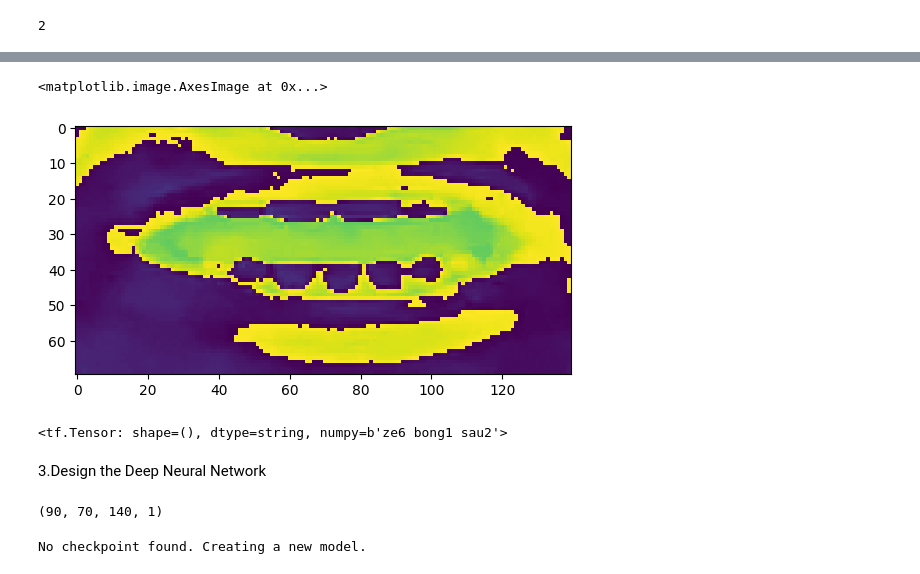
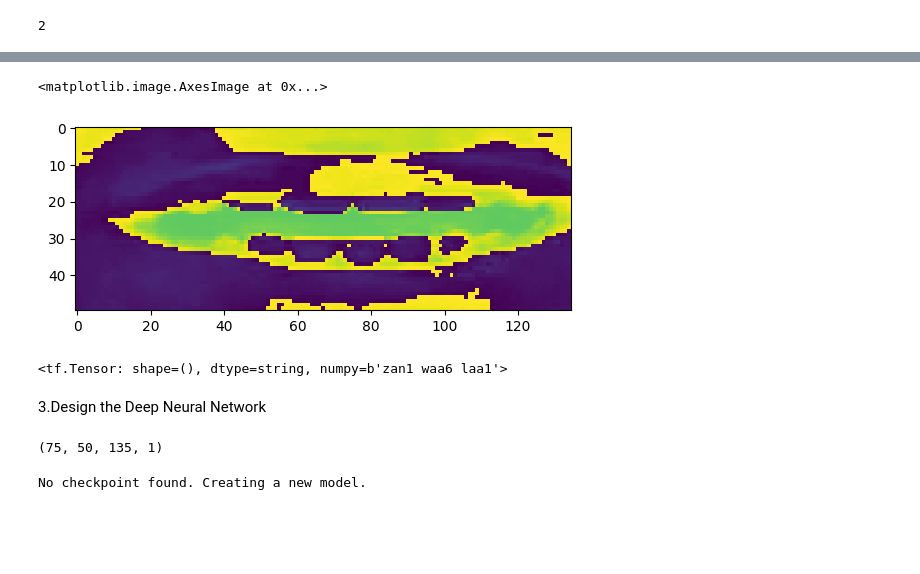
Before and after one commit to dennis1204/fyp_lip_reading_model, a Jupyter notebook: LipNet_Cantonese_v2.ipynb, the cells around one changed output, grey strips where cells are left out. Drawn from its saved outputs; the diff is of its cells as text; code cells hidden in the pictures; blank space fills up the shorter version.

```diff
--- a/LipNet_Cantonese_v2.ipynb
+++ b/LipNet_Cantonese_v2.ipynb
@@ -28,7 +28,7 @@ def load_video(path:str) -> List[float]:
     for _ in range(int(cap.get(cv2.CAP_PROP_FRAME_COUNT))):
         ret, frame = cap.read()
         frame = tf.image.rgb_to_grayscale(frame)
-        frames.append(frame[ 315:385,300:440,:])
+        frames.append(frame[ 320:370,300:435,:])
     cap.release()
 
     mean = tf.math.reduce_mean(frames)
@@ -153,13 +160,13 @@ def mappable_function(path:str) ->List[str]:
 from matplotlib import pyplot as plt
 # %%
 data = tf.data.Dataset.list_files('./data_cantonese/s1/*.mp4')
-data = data.shuffle(100, reshuffle_each_iteration=False)
+data = data.shuffle(160, reshuffle_each_iteration=False)
 data = data.map(mappable_function)
-data = data.padded_batch(2, padded_shapes=([90,None,None,None],[20]))
+data = data.padded_batch(2, padded_shapes=([75,None,None,None],[20]))
 data = data.prefetch(tf.data.AUTOTUNE)
 # Added for split
 # Determine the sizes for training and testing sets
-total_samples = 300
+total_samples = 80
 train_size = int(0.8 * total_samples)
 
 # Split the data
@@ -282,13 +251,13 @@ WARNING:imageio:Lossy conversion from float32 to uint8. Range [0, 1]. Convert im
 # %%
 # 0:videos, 0: 1st video out of the batch,  0: return the first frame in the video
-plt.imshow(val[0][0][30])
+plt.imshow(val[0][0][20])
 # %% [output]
 <matplotlib.image.AxesImage at 0x...>
-[figure, old version]
+[figure, new version]
 # %%
 tf.strings.reduce_join([num_to_char(word) for word in val[1][0]])
 # %% [output]
-<tf.Tensor: shape=(), dtype=string, numpy=b'ze6 bong1 sau2'>
+<tf.Tensor: shape=(), dtype=string, numpy=b'zan1 waa6 laa1'>
 # %% [markdown]
 3.Design the Deep Neural Network
 # %%
@@ -300,7 +269,7 @@ from tensorflow.keras.callbacks import ModelCheckpoint, LearningRateScheduler
 # %%
 data.as_numpy_iterator().next()[0][0].shape
 # %% [output]
-(90, 70, 140, 1)
+(75, 50, 135, 1)
 # %%
 def create_lip_reading_model(input_shape, num_classes):
     model = Sequential()
```
Also changed, not shown: parts of 29 cells of this notebook.
